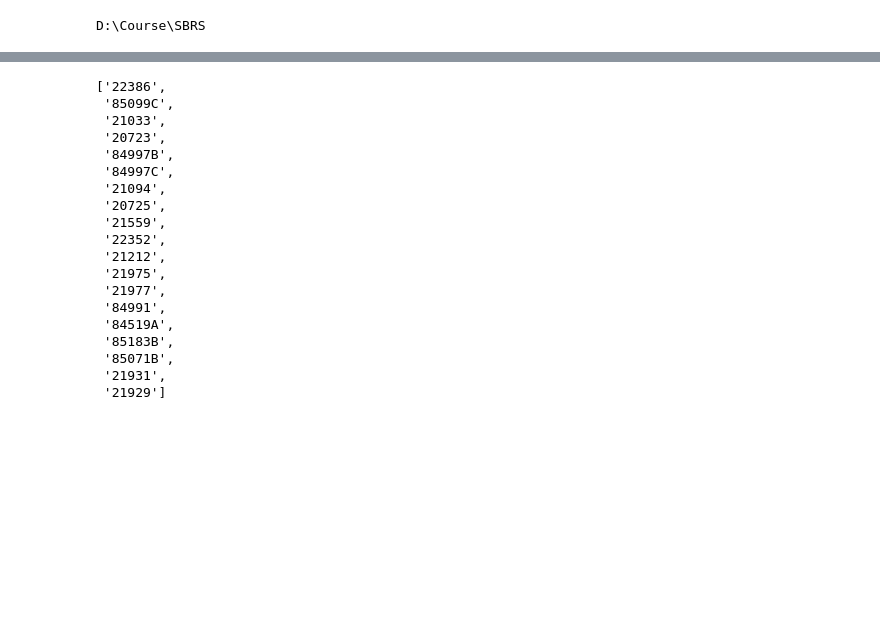
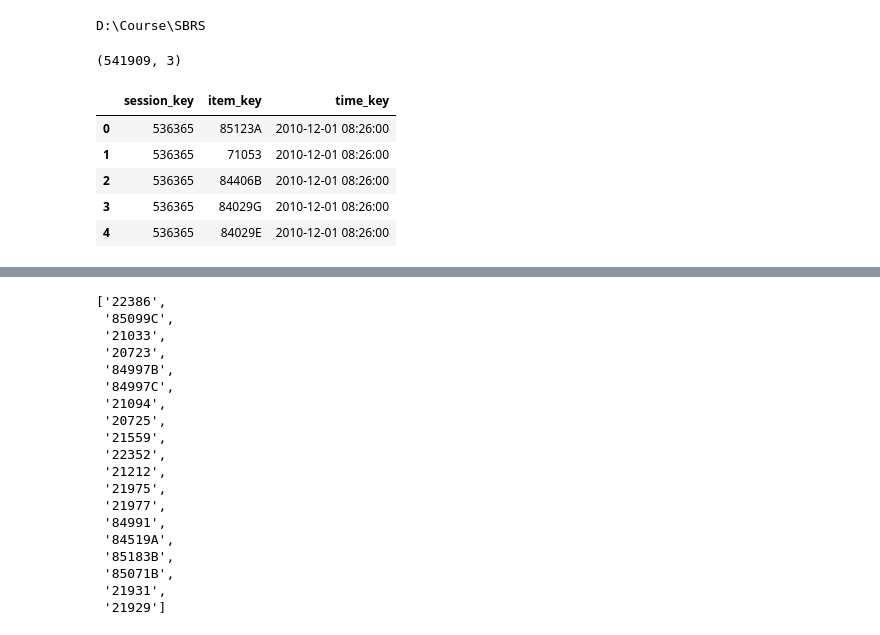
Before and after one commit to SergKornev/SBRS, a Jupyter notebook: notebooks/ECLAT.ipynb, the cells around one changed output, grey strips where cells are left out. Saved outputs shown, nothing was run; the diff lists cells and outputs as text; code cells hidden in the pictures; blank space fills up the shorter version.

```diff
--- a/notebooks/ECLAT.ipynb
+++ b/notebooks/ECLAT.ipynb
@@ -10,7 +10,19 @@ from tqdm import tqdm
 # %%
 file_data = 'datasets/onlineretail/online_retail.xlsx'
 df = pd.read_csv(file_data)
-df = df[:201]
+df.shape
+# %% [output]
+(541909, 3)
+# %%
+df = df[:201]
+df.head()
+# %% [output]
+|  | session_key | item_key | time_key |
+| 0 | 536365 | 85123A | 2010-12-01 08:26:00 |
+| 1 | 536365 | 71053 | 2010-12-01 08:26:00 |
+| 2 | 536365 | 84406B | 2010-12-01 08:26:00 |
+| 3 | 536365 | 84029G | 2010-12-01 08:26:00 |
+| 4 | 536365 | 84029E | 2010-12-01 08:26:00 |
 # %%
 # df = df.drop(['Description','Quantity','UnitPrice','userid','Country','datetime'], axis = 1)
 # %%
```
Also changed, not shown: parts of 19 cells of this notebook, 5 other files.
